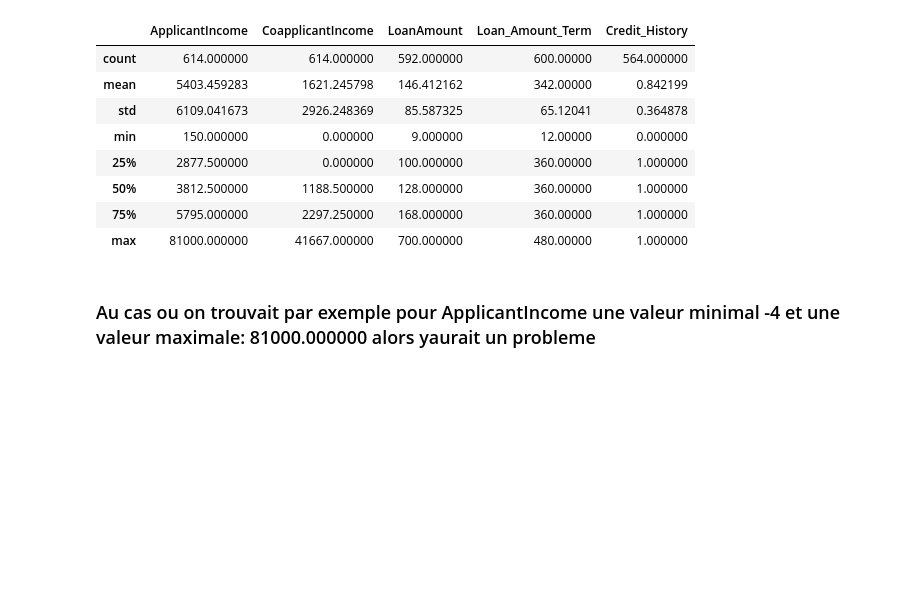
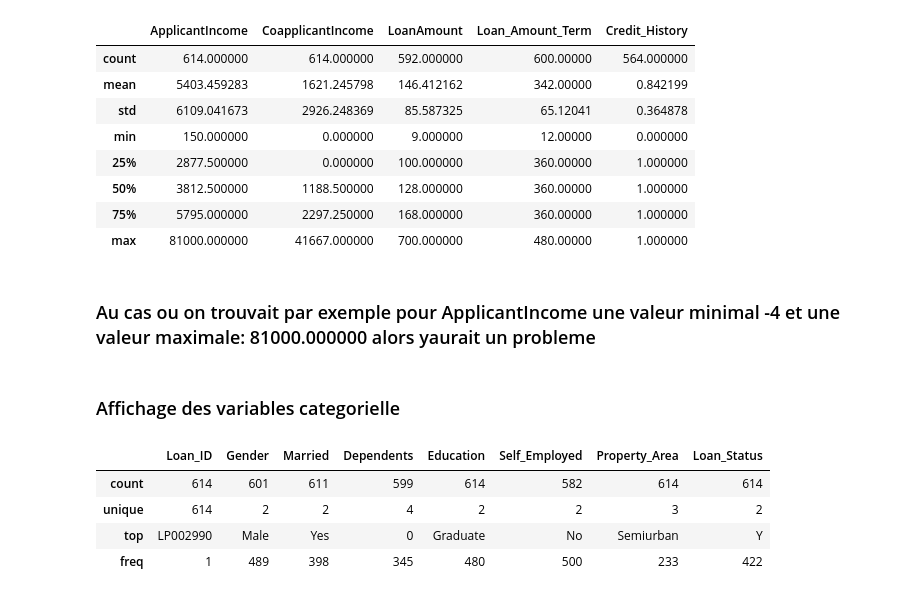
Before and after one commit to Mohamed-236/DataScienceBankProject, a Jupyter notebook: YoutubeBankProject.ipynb, the cells around one changed output. Cells and saved outputs as stored; diff of their text form; code cells hidden in the pictures; blank space fills up the shorter version.

```diff
--- a/YoutubeBankProject.ipynb
+++ b/YoutubeBankProject.ipynb
@@ -147,3 +147,13 @@ df.describe()
 | max | 81000.000000 | 41667.000000 | 700.000000 | 480.00000 | 1.000000 |
 # %% [markdown]
 ### Au cas ou on trouvait par exemple pour ApplicantIncome	une valeur minimal -4 et une valeur maximale: 81000.000000 alors yaurait un probleme
+# %% [markdown]
+### Affichage des variables categorielle
+# %%
+df.describe(include ='O') # Pour les variables catégorielles
+# %% [output]
+|  | Loan_ID | Gender | Married | Dependents | Education | Self_Employed | Property_Area | Loan_Status |
+| count | 614 | 601 | 611 | 599 | 614 | 582 | 614 | 614 |
+| unique | 614 | 2 | 2 | 4 | 2 | 2 | 3 | 2 |
+| top | LP002990 | Male | Yes | 0 | Graduate | No | Semiurban | Y |
+| freq | 1 | 489 | 398 | 345 | 480 | 500 | 233 | 422 |
```
Also changed, not shown: parts of 10 cells of this notebook.
